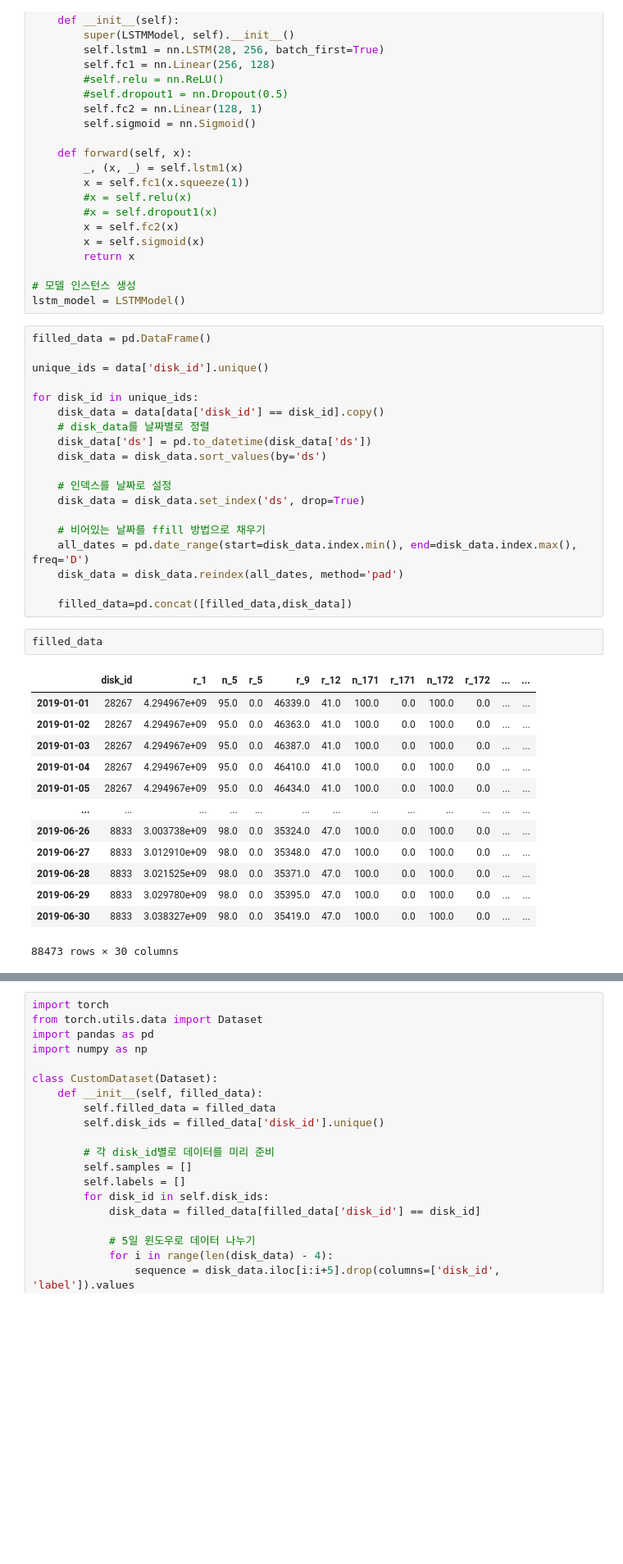
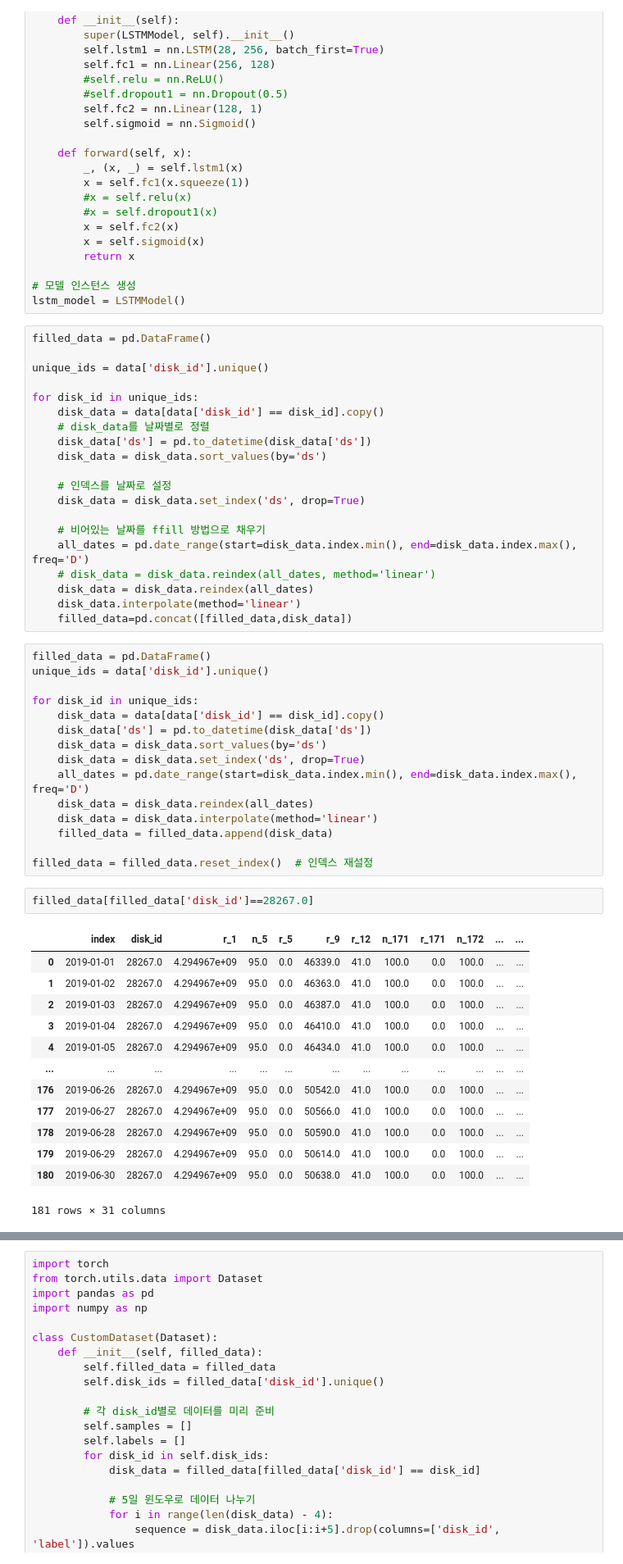
Before and after one commit to passion3659/ssd-failure, a Jupyter notebook: MA1_by_LSTM.ipynb, the cells around one changed output, grey strips where cells are left out. Shown at 82% size. Drawn from its saved outputs; the diff is of its cells as text; blank space fills up the shorter version.

```diff
--- a/MA1_by_LSTM.ipynb
+++ b/MA1_by_LSTM.ipynb
@@ -93,22 +93,38 @@ for disk_id in unique_ids:
 
     # 비어있는 날짜를 ffill 방법으로 채우기
     all_dates = pd.date_range(start=disk_data.index.min(), end=disk_data.index.max(), freq='D')
-    disk_data = disk_data.reindex(all_dates, method='pad')
-
+    # disk_data = disk_data.reindex(all_dates, method='linear')
+    disk_data = disk_data.reindex(all_dates)
+    disk_data.interpolate(method='linear')
     filled_data=pd.concat([filled_data,disk_data])
-# %%
-filled_data
-# %% [output]
-|  | disk_id | r_1 | n_5 | r_5 | r_9 | r_12 | n_171 | r_171 | n_172 | r_172 | ... | ... |
-| 2019-01-01 | 28267 | 4.294967e+09 | 95.0 | 0.0 | 46339.0 | 41.0 | 100.0 | 0.0 | 100.0 | 0.0 | ... | ... |
-| 2019-01-02 | 28267 | 4.294967e+09 | 95.0 | 0.0 | 46363.0 | 41.0 | 100.0 | 0.0 | 100.0 | 0.0 | ... | ... |
-| 2019-01-03 | 28267 | 4.294967e+09 | 95.0 | 0.0 | 46387.0 | 41.0 | 100.0 | 0.0 | 100.0 | 0.0 | ... | ... |
-| 2019-01-04 | 28267 | 4.294967e+09 | 95.0 | 0.0 | 46410.0 | 41.0 | 100.0 | 0.0 | 100.0 | 0.0 | ... | ... |
-| 2019-01-05 | 28267 | 4.294967e+09 | 95.0 | 0.0 | 46434.0 | 41.0 | 100.0 | 0.0 | 100.0 | 0.0 | ... | ... |
-| ... | ... | ... | ... | ... | ... | ... | ... | ... | ... | ... | ... | ... |
-| 2019-06-26 | 8833 | 3.003738e+09 | 98.0 | 0.0 | 35324.0 | 47.0 | 100.0 | 0.0 | 100.0 | 0.0 | ... | ... |
-| 2019-06-27 | 8833 | 3.012910e+09 | 98.0 | 0.0 | 35348.0 | 47.0 | 100.0 | 0.0 | 100.0 | 0.0 | ... | ... |
-| 2019-06-28 | 8833 | 3.021525e+09 | 98.0 | 0.0 | 35371.0 | 47.0 | 100.0 | 0.0 | 100.0 | 0.0 | ... | ... |
-| 2019-06-29 | 8833 | 3.029780e+09 | 98.0 | 0.0 | 35395.0 | 47.0 | 100.0 | 0.0 | 100.0 | 0.0 | ... | ... |
-| 2019-06-30 | 8833 | 3.038327e+09 | 98.0 | 0.0 | 35419.0 | 47.0 | 100.0 | 0.0 | 100.0 | 0.0 | ... | ... |
-88473 rows × 30 columns
+# %%
+filled_data = pd.DataFrame()
+unique_ids = data['disk_id'].unique()
+
+for disk_id in unique_ids:
+    disk_data = data[data['disk_id'] == disk_id].copy()
+    disk_data['ds'] = pd.to_datetime(disk_data['ds'])
+    disk_data = disk_data.sort_values(by='ds')
+    disk_data = disk_data.set_index('ds', drop=True)
+    all_dates = pd.date_range(start=disk_data.index.min(), end=disk_data.index.max(), freq='D')
+    disk_data = disk_data.reindex(all_dates)
+    disk_data = disk_data.interpolate(method='linear')
+    filled_data = filled_data.append(disk_data)
+
+filled_data = filled_data.reset_index()  # 인덱스 재설정
+# %%
+filled_data[filled_data['disk_id']==28267.0]
+# %% [output]
+|  | index | disk_id | r_1 | n_5 | r_5 | r_9 | r_12 | n_171 | r_171 | n_172 | ... | ... |
+| 0 | 2019-01-01 | 28267.0 | 4.294967e+09 | 95.0 | 0.0 | 46339.0 | 41.0 | 100.0 | 0.0 | 100.0 | ... | ... |
+| 1 | 2019-01-02 | 28267.0 | 4.294967e+09 | 95.0 | 0.0 | 46363.0 | 41.0 | 100.0 | 0.0 | 100.0 | ... | ... |
+| 2 | 2019-01-03 | 28267.0 | 4.294967e+09 | 95.0 | 0.0 | 46387.0 | 41.0 | 100.0 | 0.0 | 100.0 | ... | ... |
+| 3 | 2019-01-04 | 28267.0 | 4.294967e+09 | 95.0 | 0.0 | 46410.0 | 41.0 | 100.0 | 0.0 | 100.0 | ... | ... |
+| 4 | 2019-01-05 | 28267.0 | 4.294967e+09 | 95.0 | 0.0 | 46434.0 | 41.0 | 100.0 | 0.0 | 100.0 | ... | ... |
+| ... | ... | ... | ... | ... | ... | ... | ... | ... | ... | ... | ... | ... |
+| 176 | 2019-06-26 | 28267.0 | 4.294967e+09 | 95.0 | 0.0 | 50542.0 | 41.0 | 100.0 | 0.0 | 100.0 | ... | ... |
+| 177 | 2019-06-27 | 28267.0 | 4.294967e+09 | 95.0 | 0.0 | 50566.0 | 41.0 | 100.0 | 0.0 | 100.0 | ... | ... |
+| 178 | 2019-06-28 | 28267.0 | 4.294967e+09 | 95.0 | 0.0 | 50590.0 | 41.0 | 100.0 | 0.0 | 100.0 | ... | ... |
+| 179 | 2019-06-29 | 28267.0 | 4.294967e+09 | 95.0 | 0.0 | 50614.0 | 41.0 | 100.0 | 0.0 | 100.0 | ... | ... |
+| 180 | 2019-06-30 | 28267.0 | 4.294967e+09 | 95.0 | 0.0 | 50638.0 | 41.0 | 100.0 | 0.0 | 100.0 | ... | ... |
+181 rows × 31 columns
```
Also changed, not shown: parts of 15 cells of this notebook, 5 other files.
